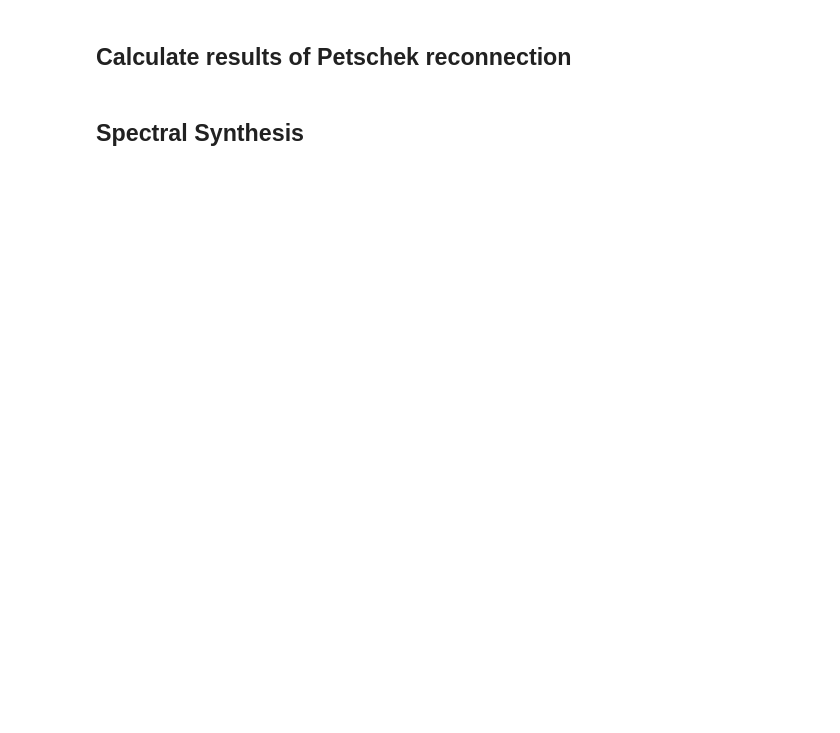
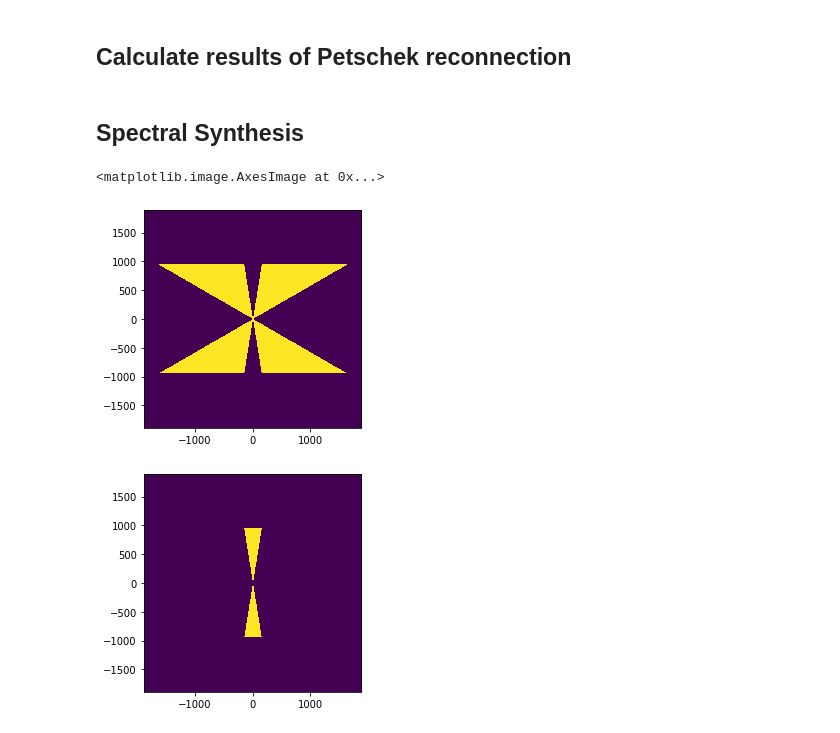
Before and after one commit to cappy-bunn/PHSX_565_AstrophysicalPlasmaPhysics, a Jupyter notebook: final_project/spectral_synthesis.ipynb, the cells around one changed output. Cells and saved outputs as stored; diff of their text form; code cells hidden in the pictures; blank space fills up the shorter version.

```diff
--- a/final_project/spectral_synthesis.ipynb
+++ b/final_project/spectral_synthesis.ipynb
@@ -62,27 +67,49 @@ v_z3 = v_z2
 ## Spectral Synthesis
 # %%
 # Create masks for sections 2 and 3 separated by shocks.
-
 t = 1*u.s   # Time that has passed (arbitrary)
 v_xae = v_ae * np.cos(zeta)
 v_zae = -v_ae * np.sin(zeta)
 phi = (np.arctan(v_s/np.abs(v_zae))).to(u.deg)
 
-nx = 200
-nz = 200
-x = np.linspace(-t * v_xae, t * v_xae, num=nx)
-z = np.linspace(t * v_zae, -t * v_zae, num=nz)
+nx = int(np.floor(np.abs(v_xae.value)))
+nz = int(np.floor(np.abs(v_zae.value)))
+x_lim_lo = -t * v_xae
+x_lim_hi = t * v_xae
+z_lim_lo = t * v_zae
+z_lim_hi = -t * v_zae
+x = np.linspace(x_lim_lo, x_lim_hi, num=nx)
+z = np.linspace(z_lim_lo, z_lim_hi, num=nz)
 xv, zv = np.meshgrid(x, z)
+dx = (x[-1] - x[0])/nx
+dz = (z[-1] - z[0])/nz
 
+# Lines representing shocks
 z1 = xv * np.tan(zeta)
 z2 = xv * np.tan(90*u.deg - phi)
-mask_2 = np.zeros((nx, nz))
-mask_2[np.logical_and(np.abs(z1) < np.abs(zv), np.abs(zv) < np.abs(z2))] = 1
 
-mask_3 = np.zeros((nx, nz))
+# Masks
+mask_2 = np.zeros((nz, nx))
+ind = np.logical_and(np.abs(z1) < np.abs(zv), np.abs(zv) < np.abs(z2))
+mask_2[ind] = 1
+mask_3 = np.zeros((nz, nx))
 mask_3[np.abs(zv) > np.abs(z2)] = 1
 
+# Pad masks so they may be rotated and not have necessary information rotate out of frame
+x_pad = int(np.ceil((np.sqrt(len(x)**2 + len(z)**2) - len(x))/2))
+z_pad = int(np.ceil((np.sqrt(len(x)**2 + len(z)**2) - len(z))/2))
+mask_2p = np.pad(mask_2, [(z_pad, z_pad), (x_pad, x_pad)], mode='constant')
+mask_3p = np.pad(mask_3, [(z_pad, z_pad), (x_pad, x_pad)], mode='constant')
+
+# New x and z ranges
+x_new = dx * (-mask_2p.shape[1]//2 + np.arange(mask_2p.shape[1]))
+z_new = dz * (-mask_2p.shape[0]//2 + np.arange(mask_2p.shape[0]))
+
 # Plot masks
-plt.imshow(mask_2, extent=[x.min().value, x.max().value, z.min().value, z.max().value])
+plt.imshow(mask_2p, extent=[x_new.min().value, x_new.max().value, z_new.min().value, z_new.max().value])
 plt.figure()
-plt.imshow(mask_3, extent=[x.min().value, x.max().value, z.min().value, z.max().value])
+plt.imshow(mask_3p, extent=[x_new.min().value, x_new.max().value, z_new.min().value, z_new.max().value])
+# %% [output]
+<matplotlib.image.AxesImage at 0x...>
+[figure, added]
+[figure, added]
```
Also changed, not shown: parts of 9 cells of this notebook.
